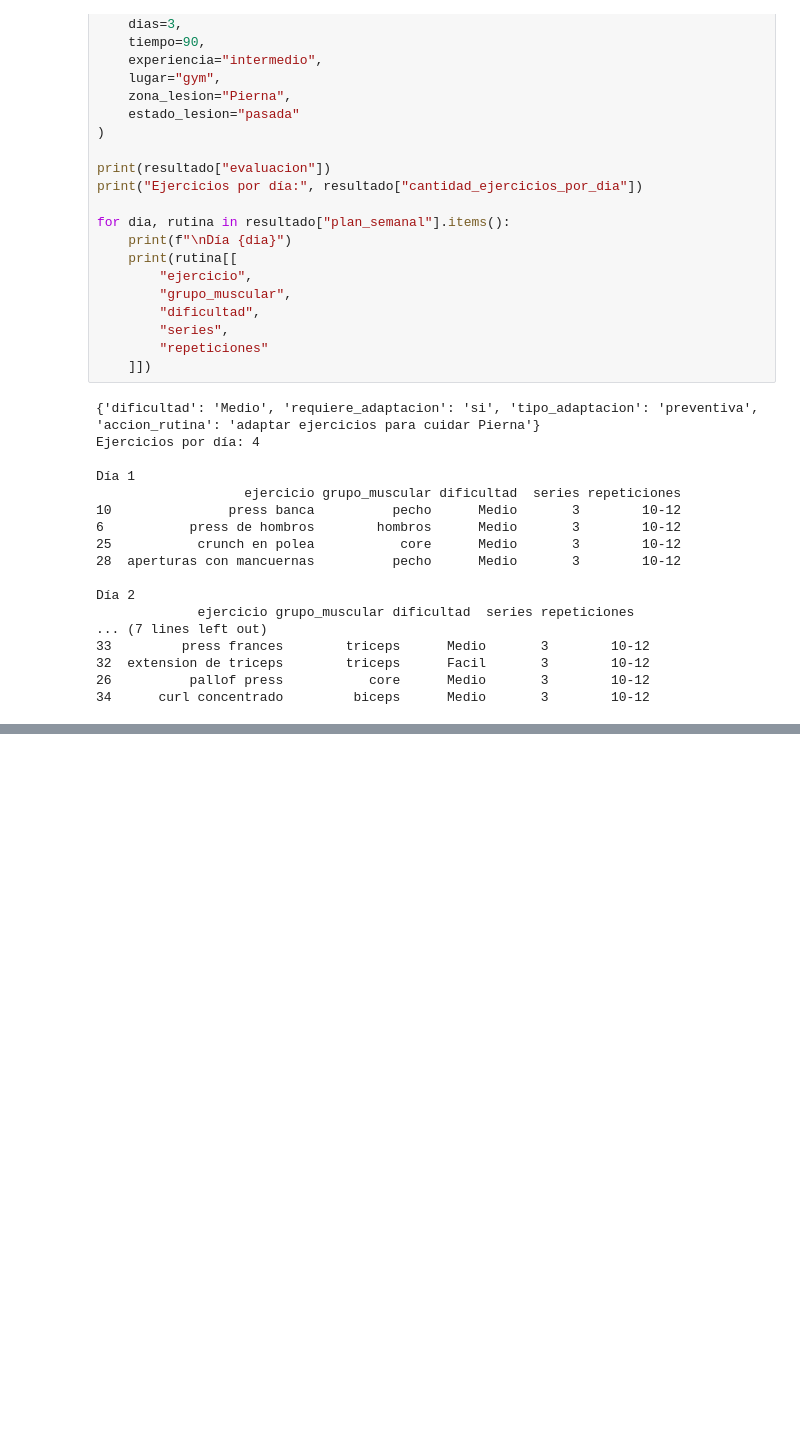
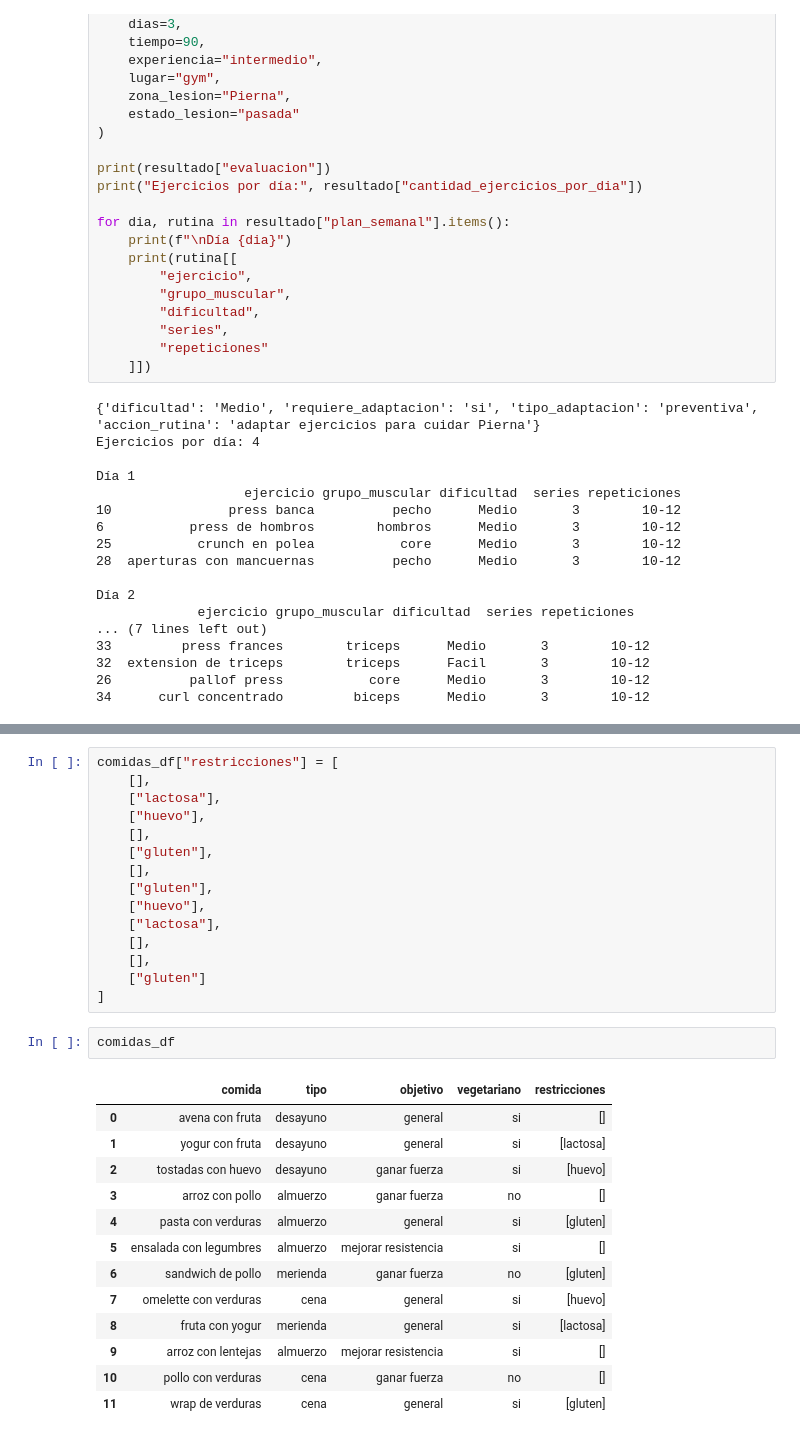
Before and after one commit to luci-o/LIFE-FIT, a Jupyter notebook: IA/index.ipynb, the cells around one changed output, grey strips where cells are left out. Saved outputs shown, nothing was run; the diff lists cells and outputs as text; blank space fills up the shorter version.

```diff
--- a/IA/index.ipynb
+++ b/IA/index.ipynb
@@ -2183,0 +2441,31 @@ Día 2
+# %%
+comidas_df["restricciones"] = [
+    [],
+    ["lactosa"],
+    ["huevo"],
+    [],
+    ["gluten"],
+    [],
+    ["gluten"],
+    ["huevo"],
+    ["lactosa"],
+    [],
+    [],
+    ["gluten"]
+]
+# %%
+comidas_df
+# %% [output]
+|  | comida | tipo | objetivo | vegetariano | restricciones |
+| 0 | avena con fruta | desayuno | general | si | [] |
+| 1 | yogur con fruta | desayuno | general | si | [lactosa] |
+| 2 | tostadas con huevo | desayuno | ganar fuerza | si | [huevo] |
+| 3 | arroz con pollo | almuerzo | ganar fuerza | no | [] |
+| 4 | pasta con verduras | almuerzo | general | si | [gluten] |
+| 5 | ensalada con legumbres | almuerzo | mejorar resistencia | si | [] |
+| 6 | sandwich de pollo | merienda | ganar fuerza | no | [gluten] |
+| 7 | omelette con verduras | cena | general | si | [huevo] |
+| 8 | fruta con yogur | merienda | general | si | [lactosa] |
+| 9 | arroz con lentejas | almuerzo | mejorar resistencia | si | [] |
+| 10 | pollo con verduras | cena | ganar fuerza | no | [] |
+| 11 | wrap de verduras | cena | general | si | [gluten] |
```
Also changed, not shown: parts of 21 cells of this notebook.
